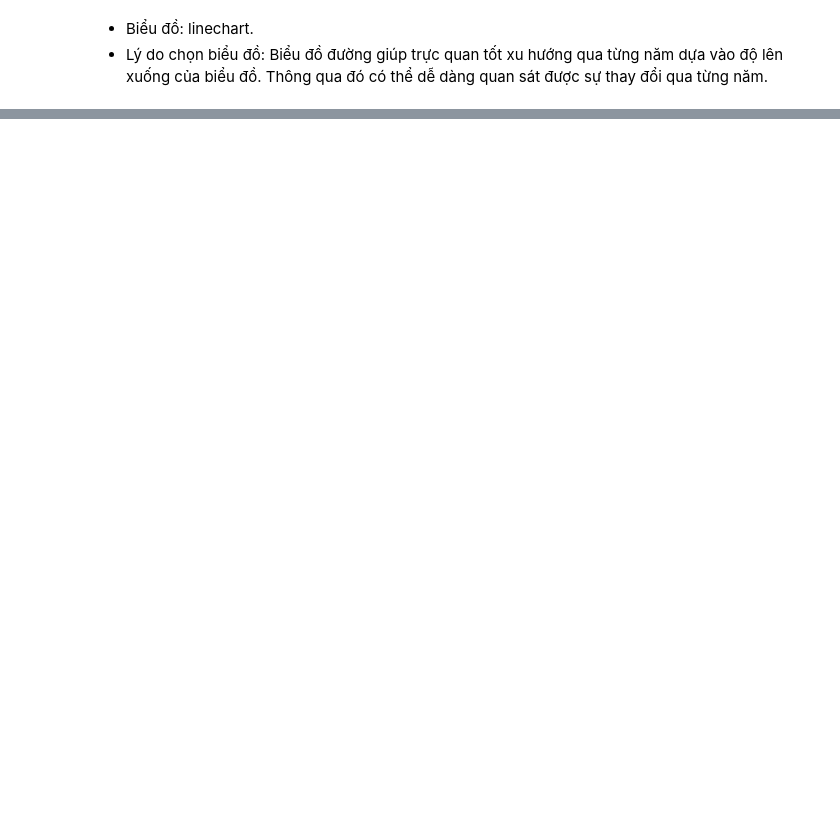
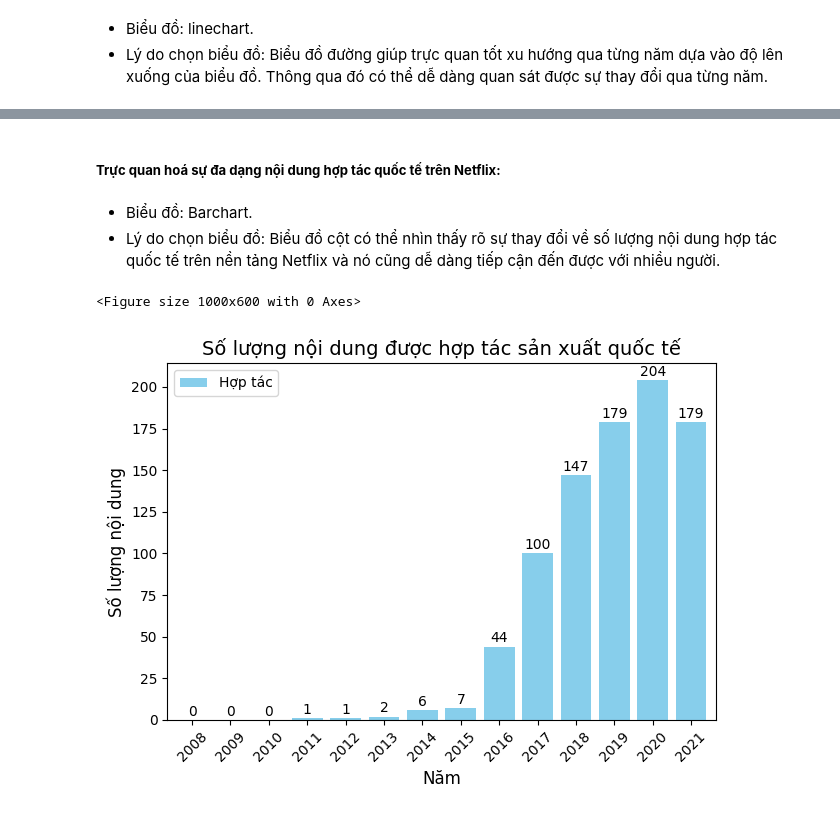
Before and after one commit to kNhung/PDS_FinalProject, a Jupyter notebook: data_questions/kngan_question2.ipynb, the cells around one changed output, grey strips where cells are left out. Drawn from its saved outputs; the diff is of its cells as text; code cells hidden in the pictures; blank space fills up the shorter version.

```diff
--- a/data_questions/kngan_question2.ipynb
+++ b/data_questions/kngan_question2.ipynb
@@ -147,0 +218,4 @@ plt.show()
+# %%
+# Chuẩn bị dữ liệu
+domestic_and_international = content_distribution_by_year.drop(['Nội địa (Hoa Kỳ)', 'Quốc tế', 'Không xác định'], axis = 1)
+domestic_and_international
@@ -147,0 +239,32 @@ plt.show()
+# %% [markdown]
+##### **Trực quan hoá sự đa dạng nội dung hợp tác quốc tế trên Netflix:**
+# %% [markdown]
+- Biểu đồ: Barchart.
+- Lý do chọn biểu đồ: Biểu đồ cột có thể nhìn thấy rõ sự thay đổi về số lượng nội dung hợp tác quốc tế trên nền tảng Netflix và nó cũng dễ dàng tiếp cận đến được với nhiều người.
+# %%
+# Trực quan hoá biểu đồ cột
+plt.figure(figsize=(10, 6))
+# Vẽ biểu đồ cột với màu sắc
+ax = domestic_and_international.plot(kind='bar', width = 0.8, color = 'skyblue')
+# Đặt tiêu đề và nhãn cho biểu đồ
+plt.title('Số lượng nội dung được hợp tác sản xuất quốc tế', fontsize=14)
+plt.xlabel('Năm', fontsize=12)
+plt.xticks(rotation=45)
+plt.ylabel('Số lượng nội dung', fontsize=12)
+plt.legend()
+# Thêm số lượng lên đầu các cột
+for p in ax.patches:
+    ax.annotate(f'{p.get_height():,.0f}',
+                (p.get_x() + p.get_width() / 2., p.get_height()),
+                xytext=(0, 1),  # Đặt khoảng cách từ đỉnh cột (tăng khoảng cách nếu cần)
+                textcoords='offset points',
+                ha='center', va='bottom', fontsize=10, color='black')
+
+# Đảm bảo các nhãn không bị cắt
+plt.tight_layout()
+
+# Hiển thị biểu đồ
+plt.show()
+# %% [output]
+<Figure size 1000x600 with 0 Axes>
+[figure, added]
```
Also changed, not shown: parts of 35 cells of this notebook.
